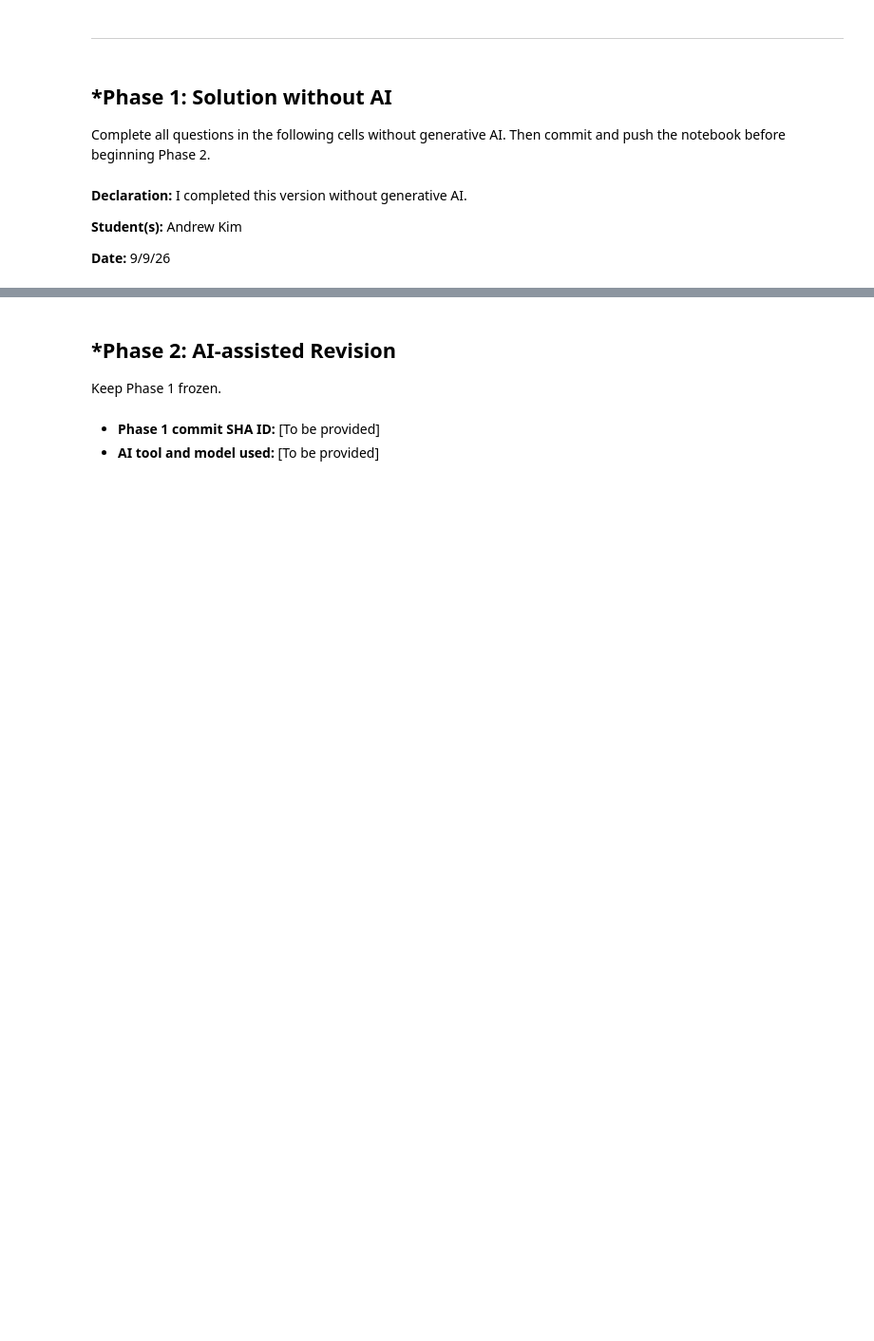
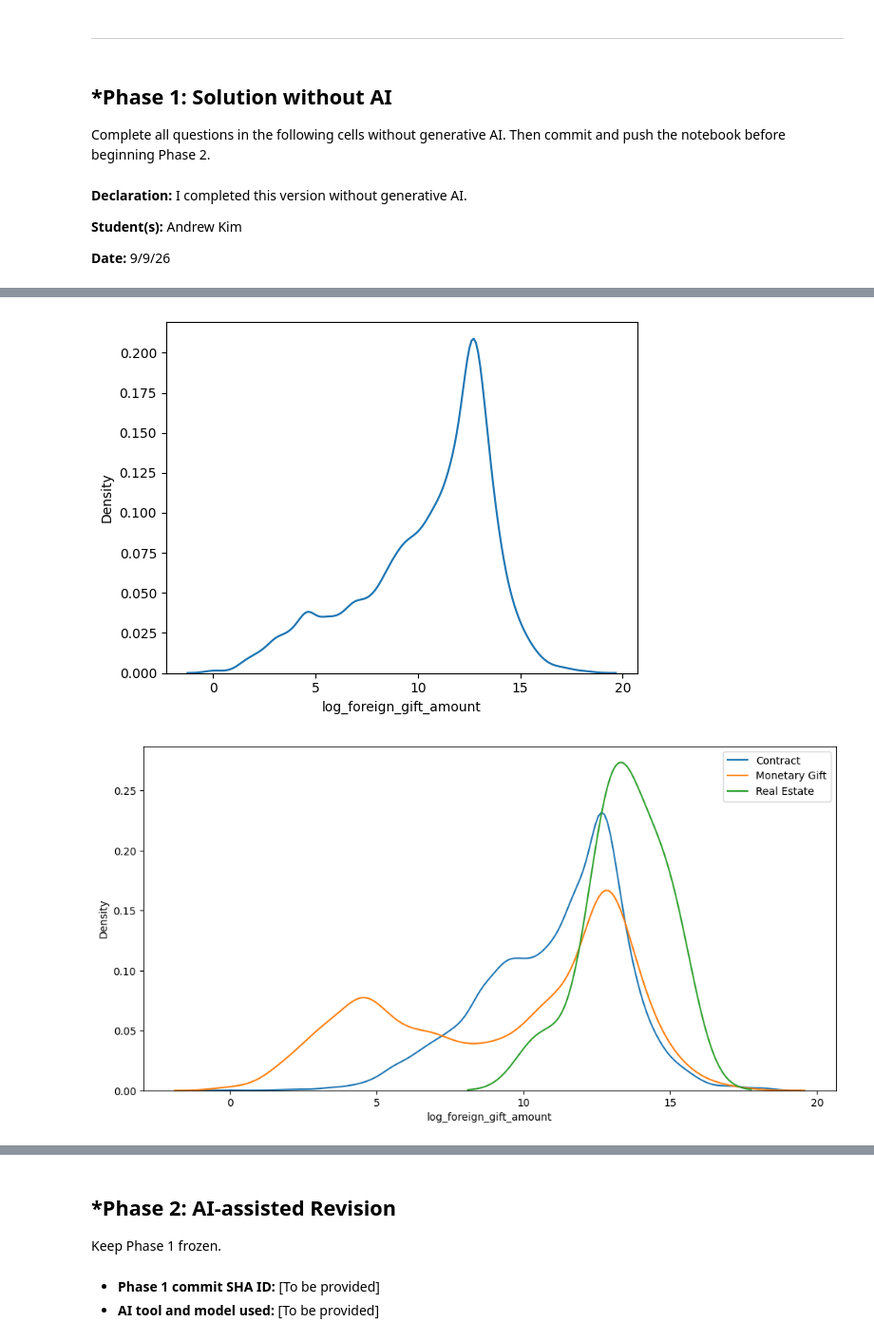
Before and after one commit to hyunderscore/A02-eda-and-visualization, a Jupyter notebook: notebook.ipynb, the cells around one changed output, grey strips where cells are left out. Shown at 95% size. Drawn from its saved outputs; the diff is of its cells as text; code cells hidden in the pictures; blank space fills up the shorter version.

```diff
--- a/notebook.ipynb
+++ b/notebook.ipynb
@@ -68,0 +89,17 @@ plt.show()
+# %%
+#Q2.4
+positive_df = df.loc[df['Foreign Gift Amount'] > 0].copy()
+positive_df['log_foreign_gift_amount'] = np.log(positive_df['Foreign Gift Amount'])
+
+sns.kdeplot(data=positive_df, x='log_foreign_gift_amount')
+plt.show()
+
+plt.figure(figsize=(12, 6))
+for gift_type, group in positive_df.groupby('Gift Type'):
+    sns.kdeplot(data=group, x='log_foreign_gift_amount', label=gift_type, fill=False)
+
+plt.legend()
+plt.show()
+# %% [output]
+[figure, added]
+[figure, added]
```
Also changed, not shown: parts of 5 cells of this notebook, 1 other file.
